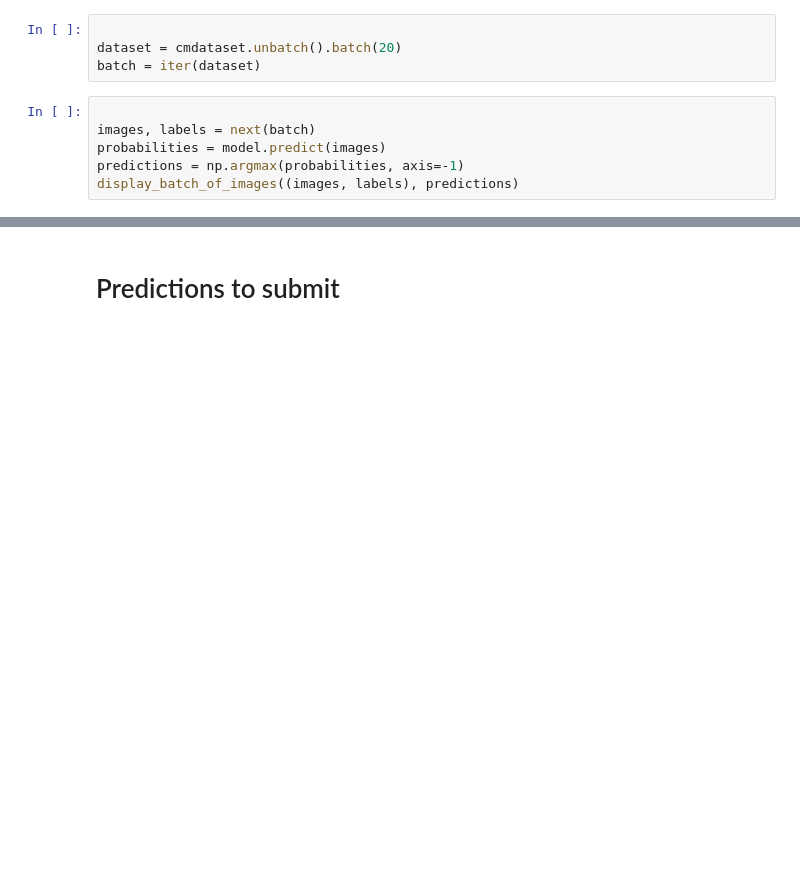
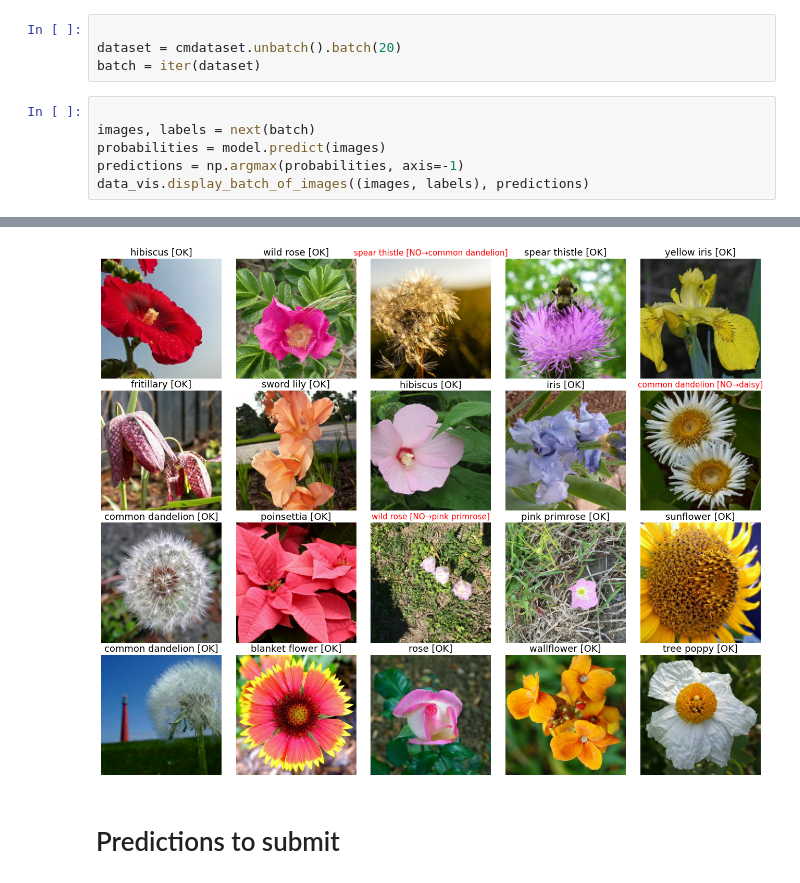
Before and after one commit to m-tarro/Neural-Networks-2023-Project, a Jupyter notebook: flower-classification-notebook.ipynb, the cells around one changed output, grey strips where cells are left out. Saved outputs shown, nothing was run; the diff lists cells and outputs as text; blank space fills up the shorter version.

```diff
--- a/flower-classification-notebook.ipynb
+++ b/flower-classification-notebook.ipynb
@@ -658,4 +409,5 @@ batch = iter(dataset)
 images, labels = next(batch)
 probabilities = model.predict(images)
 predictions = np.argmax(probabilities, axis=-1)
-display_batch_of_images((images, labels), predictions)
+data_vis.display_batch_of_images((images, labels), predictions)
+# %% [output]
@@ -662,3 +415,4 @@ display_batch_of_images((images, labels), predictions)
+[figure, added]
 # %% [markdown]
 # Predictions to submit
 # %%
```
Also changed, not shown: parts of 27 cells of this notebook, 3 other files.
